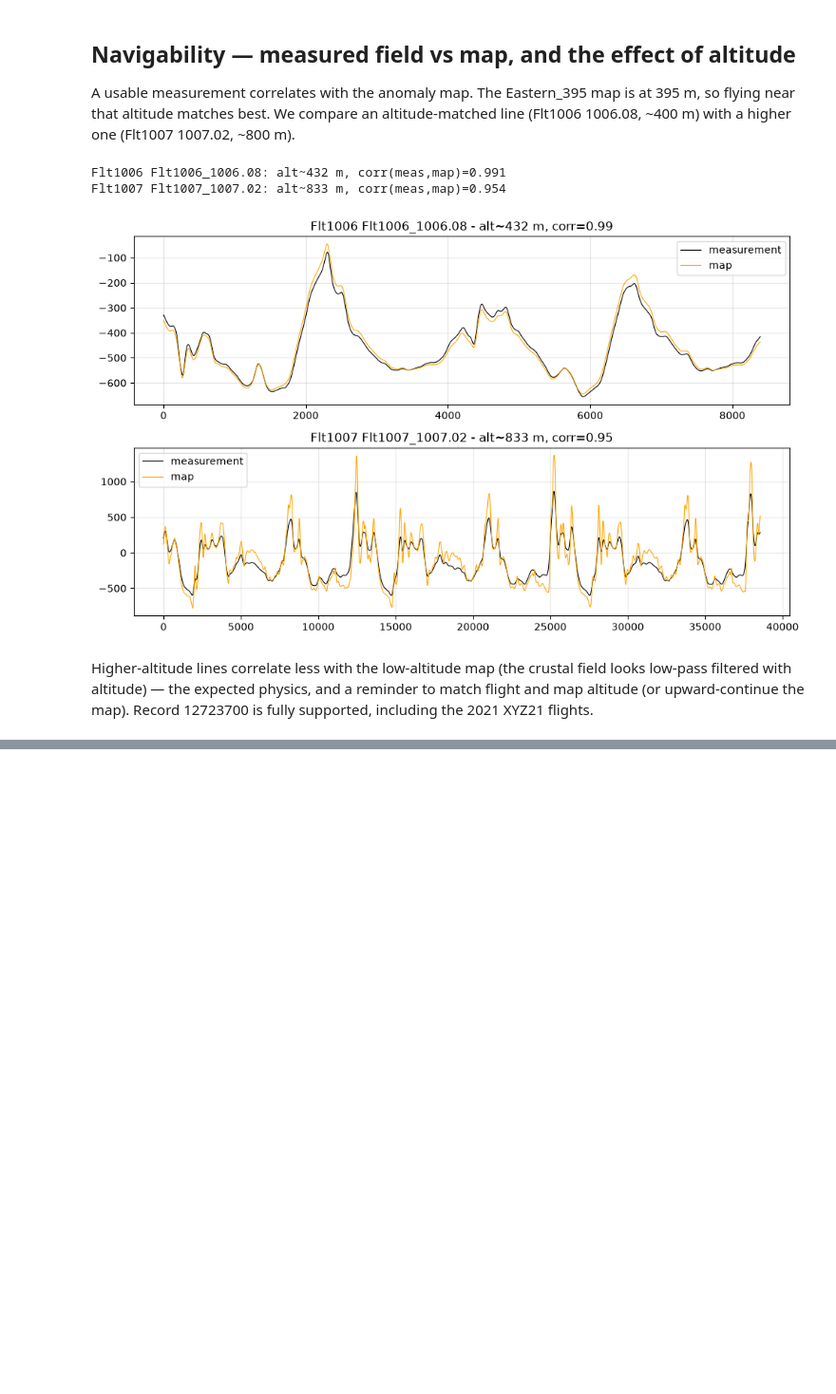
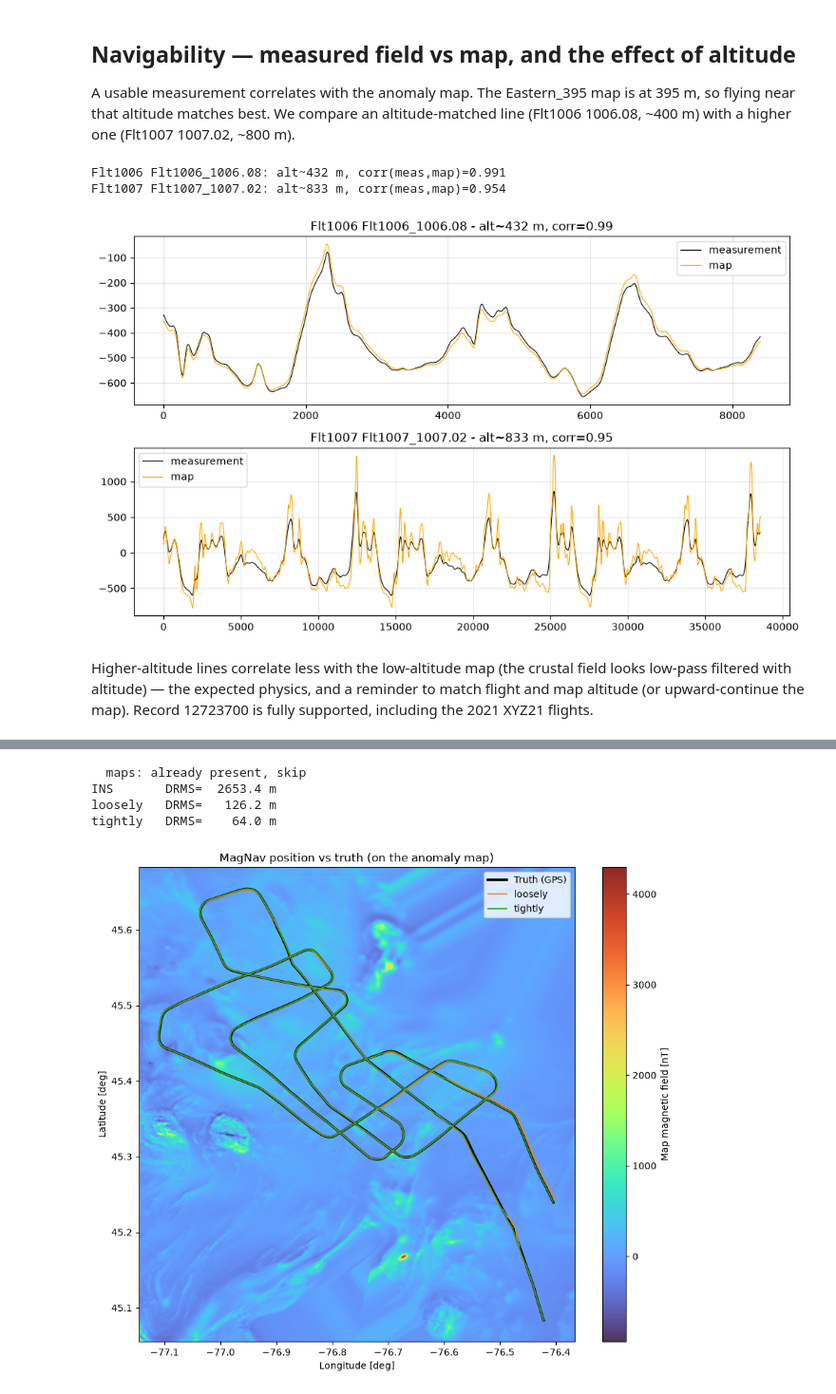
Before and after one commit to wojciechp6/magnavlab, a Jupyter notebook: notebooks/05_dataset_12723700.ipynb, the cells around one changed output, grey strips where cells are left out. Shown at 95% size. Saved outputs shown, nothing was run; the diff lists cells and outputs as text; code cells hidden in the pictures; blank space fills up the shorter version.

```diff
--- a/notebooks/05_dataset_12723700.ipynb
+++ b/notebooks/05_dataset_12723700.ipynb
@@ -94,0 +98,43 @@ Higher-altitude lines correlate less with the low-altitude map (the crustal fiel
+# %%
+from magnavlab.ins import build_kinematics, simulate_ins_pinson
+from magnavlab.calibration import MapBasedModifiedTL
+from magnavlab.filters import Canciani38EKF
+from magnavlab.interfaces import NavProblem, NavResult
+from magnavlab.metrics import summary
+from magnavlab import viz
+
+data.fetch_maps(['Renfrew_395'])                       # matched-altitude map for 1007.06
+rmap = load_map('data/maps/Renfrew_395.h5')
+w = data.NAV_WINDOWS['Flt1007_1007.06']
+flt = load_flight('data/Flt1007_train.h5')
+sl = segment_indices(flt, w['tstart'], w['tend'])[::5]; dt = flt.dt * 5; n = sl.size
+lat = np.radians(flt.get('lat')[sl]); lon = np.radians(flt.get('lon')[sl]); alt = flt.get('alt')[sl]
+tt = flt.get('tt')[sl]
+kin = build_kinematics(lat, lon, alt, dt,
+                       np.radians(flt.get('roll')[sl]), np.radians(flt.get('pitch')[sl]))
+flux = flt.flux(sl); z = flt.get('mag_4_uc')[sl].astype(float)
+core = flt.get('mag_1_c')[sl] - flt.get('igrf')[sl] - flt.get('diurnal')[sl]
+cX, cY, cZ = flux.x/z, flux.y/z, flux.z/z
+cos_dot = (np.gradient(cX, dt), np.gradient(cY, dt), np.gradient(cZ, dt))
+rng = np.random.default_rng(7)                         # injected body-frame drift (F-16 emulation)
+ex, ey, ez = (np.cumsum(rng.normal(0, 0.6, n)) * np.sqrt(dt) for _ in range(3))
+z = z + ex*cX + ey*cY + ez*cZ
+nominal, _ = simulate_ins_pinson(lat, lon, alt, kin, dt,
+                                 accel_bias=(6e-5,-4e-5,2e-5), gyro_bias=(6e-8,-4e-8,2e-8), seed=0)
+half = n // 2; earth = rmap.value(lat[:half], lon[:half]) + core[:half]
+tl = MapBasedModifiedTL().fit(flt.flux(sl[:half]), z[:half], dt, target=earth)
+prob = NavProblem(dt=dt, map=rmap, lat=nominal['lat'], lon=nominal['lon'], alt=nominal['alt'],
+                  vN=nominal['vN'], vE=nominal['vE'], vD=nominal['vD'], meas=z, core=core,
+                  flux=flux, cos_dot=cos_dot, fn=kin['fn'], fe=kin['fe'], fd=kin['fd'],
+                  Cnb=kin['Cnb'], tl0=tl.coef, P_tl0=tl.P_cov)
+loose = Canciani38EKF(mode='loosely').run(prob)
+tight = Canciani38EKF(mode='tightly').run(prob)
+for name, res in [('INS', NavResult(nominal['lat'], nominal['lon'])), ('loosely', loose), ('tightly', tight)]:
+    print(f"{name:9s} DRMS={summary(res, lat, lon)['drms']:8.1f} m")
+viz.plot_tracks_vs_truth(rmap, lat, lon, {'loosely': (loose,'tab:orange'), 'tightly': (tight,'tab:green')});
+# %% [output]
+  maps: already present, skip
+INS       DRMS=  2653.4 m
+loosely   DRMS=   126.2 m
+tightly   DRMS=    64.0 m
+[figure, added]
```
Also changed, not shown: parts of 1 cell of this notebook, 6 other files.
